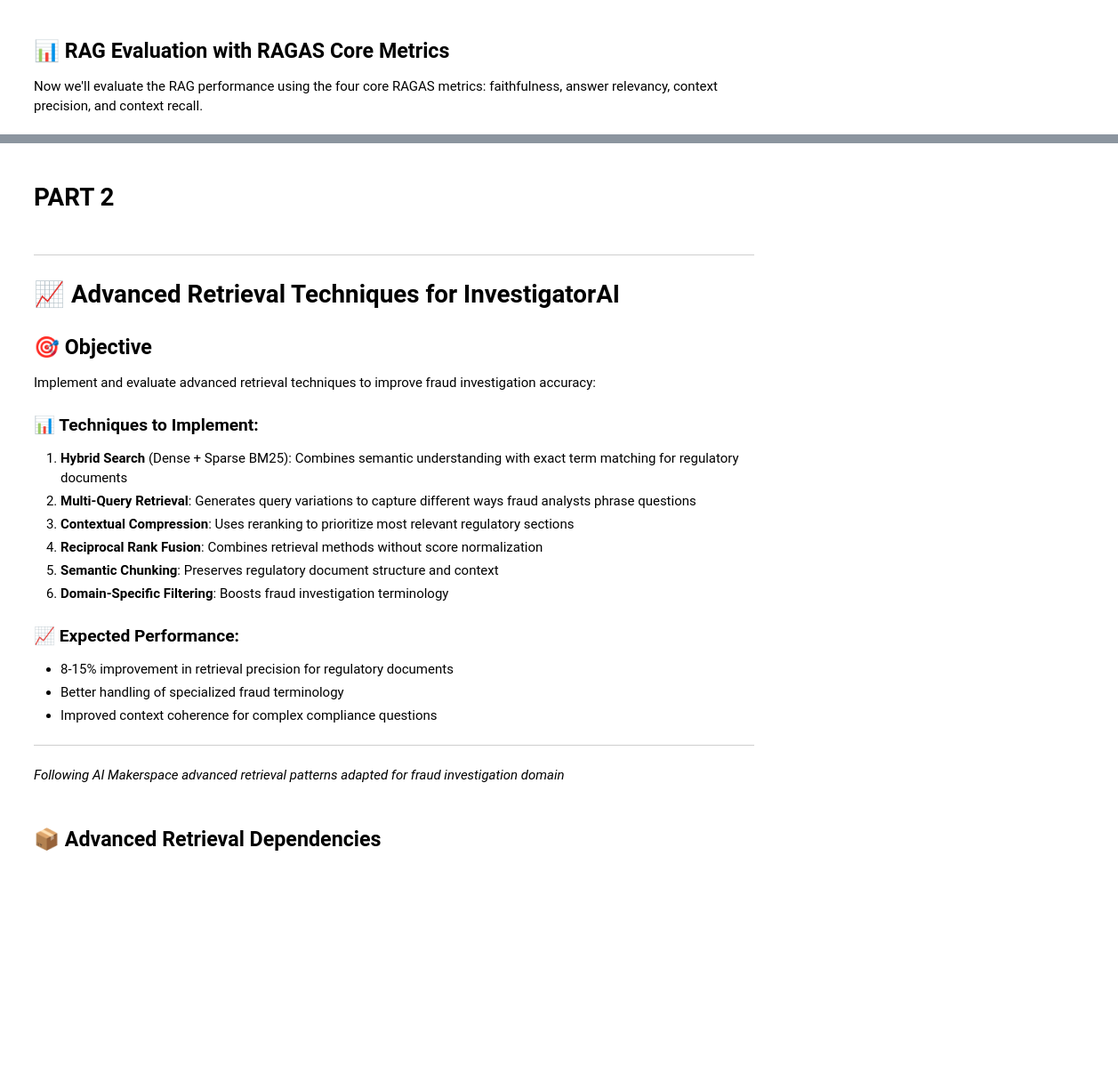
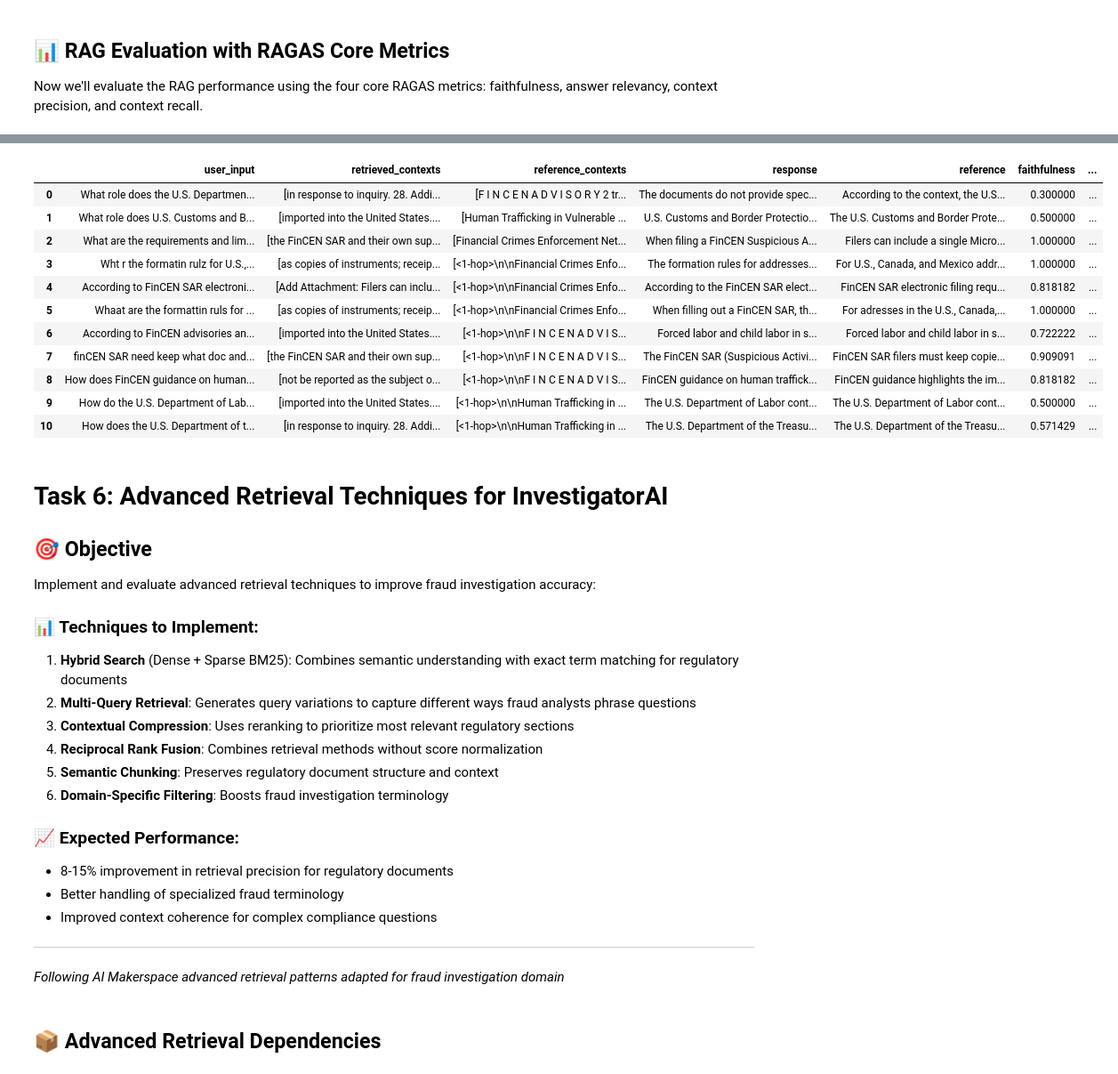
Before and after one commit to ovokpus/InvestigatorAI, a Jupyter notebook: investigator_ai_ragas_evaluation.ipynb, the cells around one changed output, grey strips where cells are left out. Shown: that part at 89% size. Drawn from its saved outputs; the diff is of its cells as text; code cells hidden in the pictures; blank space fills up the shorter version.

```diff
--- a/investigator_ai_ragas_evaluation.ipynb
+++ b/investigator_ai_ragas_evaluation.ipynb
@@ -384,7 +393,7 @@ from ragas import EvaluationDataset
 from ragas.llms import LangchainLLMWrapper
 
 evaluation_dataset = EvaluationDataset.from_pandas(df_augmented)
-evaluator_llm = LangchainLLMWrapper(ChatOpenAI(model="gpt-4o-mini"))
+evaluator_llm = LangchainLLMWrapper(ChatOpenAI(model="gpt-o4-mini"))
 
 run_config = RunConfig(timeout=360)
 # %% [markdown]
@@ -437,9 +415,20 @@ The pipeline needs **fundamental improvements** before fraud investigation deplo
-# %% [markdown]
-# PART 2
+# %%
+results.to_pandas()
+# %% [output]
+|  | user_input | retrieved_contexts | reference_contexts | response | reference | faithfulness | ... |
+| 0 | What role does the U.S. Departmen... | [in response to inquiry. 28. Addi... | [F I N C E N A D V I S O R Y 2 tr... | The documents do not provide spec... | According to the context, the U.S... | 0.300000 | ... |
+| 1 | What role does U.S. Customs and B... | [imported into the United States.... | [Human Trafficking in Vulnerable ... | U.S. Customs and Border Protectio... | The U.S. Customs and Border Prote... | 0.500000 | ... |
+| 2 | What are the requirements and lim... | [the FinCEN SAR and their own sup... | [Financial Crimes Enforcement Net... | When filing a FinCEN Suspicious A... | Filers can include a single Micro... | 1.000000 | ... |
+| 3 | Wht r the formatin rulz for U.S.,... | [as copies of instruments; receip... | [<1-hop>\n\nFinancial Crimes Enfo... | The formation rules for addresses... | For U.S., Canada, and Mexico addr... | 1.000000 | ... |
+| 4 | According to FinCEN SAR electroni... | [Add Attachment: Filers can inclu... | [<1-hop>\n\nFinancial Crimes Enfo... | According to the FinCEN SAR elect... | FinCEN SAR electronic filing requ... | 0.818182 | ... |
+| 5 | Whaat are the formattin ruls for ... | [as copies of instruments; receip... | [<1-hop>\n\nFinancial Crimes Enfo... | When filling out a FinCEN SAR, th... | For adresses in the U.S., Canada,... | 1.000000 | ... |
+| 6 | According to FinCEN advisories an... | [imported into the United States.... | [<1-hop>\n\nF I N C E N A D V I S... | Forced labor and child labor in s... | Forced labor and child labor in s... | 0.722222 | ... |
+| 7 | finCEN SAR need keep what doc and... | [the FinCEN SAR and their own sup... | [<1-hop>\n\nF I N C E N A D V I S... | The FinCEN SAR (Suspicious Activi... | FinCEN SAR filers must keep copie... | 0.909091 | ... |
+| 8 | How does FinCEN guidance on human... | [not be reported as the subject o... | [<1-hop>\n\nF I N C E N A D V I S... | FinCEN guidance on human traffick... | FinCEN guidance highlights the im... | 0.818182 | ... |
+| 9 | How do the U.S. Department of Lab... | [imported into the United States.... | [<1-hop>\n\nHuman Trafficking in ... | The U.S. Department of Labor cont... | The U.S. Department of Labor cont... | 0.500000 | ... |
+| 10 | How does the U.S. Department of t... | [in response to inquiry. 28. Addi... | [<1-hop>\n\nHuman Trafficking in ... | The U.S. Department of the Treasu... | The U.S. Department of the Treasu... | 0.571429 | ... |
 # %% [markdown]
----
-
-# 📈 Advanced Retrieval Techniques for InvestigatorAI
+# Task 6: Advanced Retrieval Techniques for InvestigatorAI
 
 ## 🎯 Objective
 Implement and evaluate advanced retrieval techniques to improve fraud investigation accuracy:
```
Also changed, not shown: parts of 57 cells of this notebook, 6 other files.
